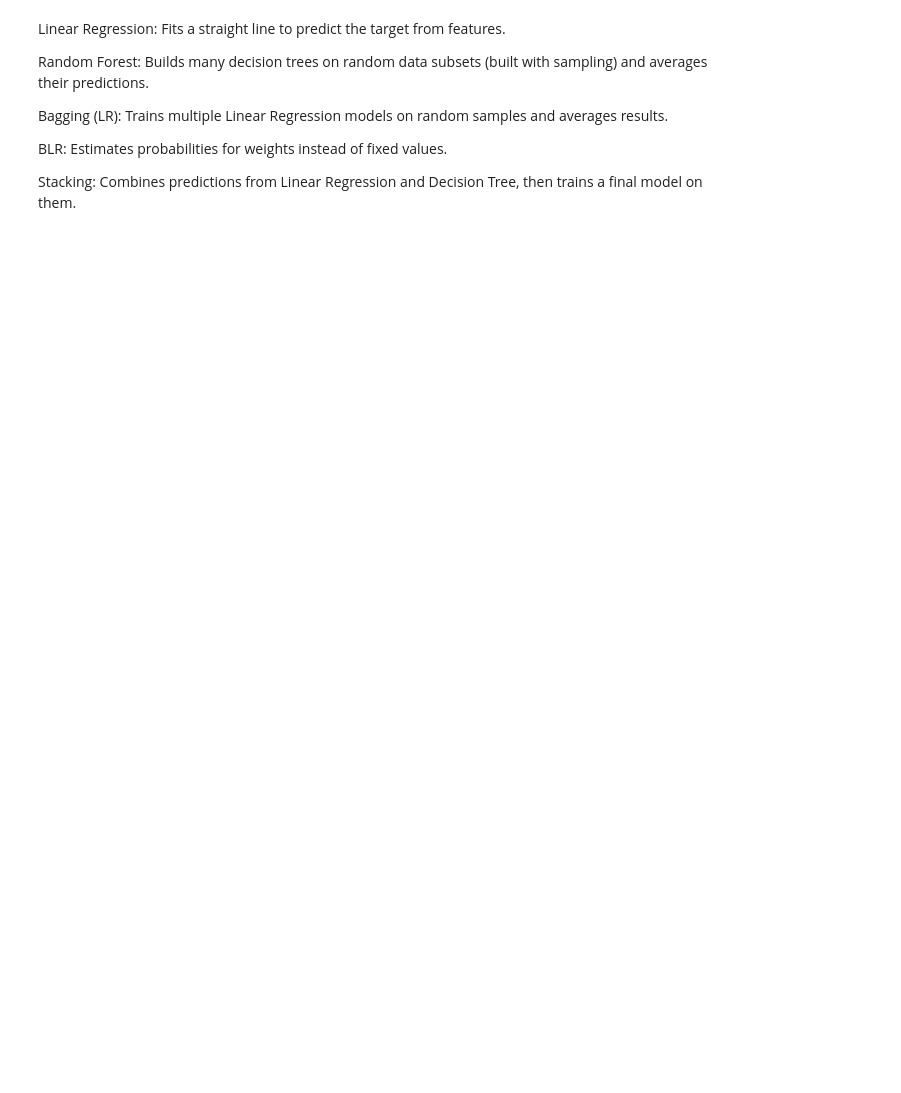
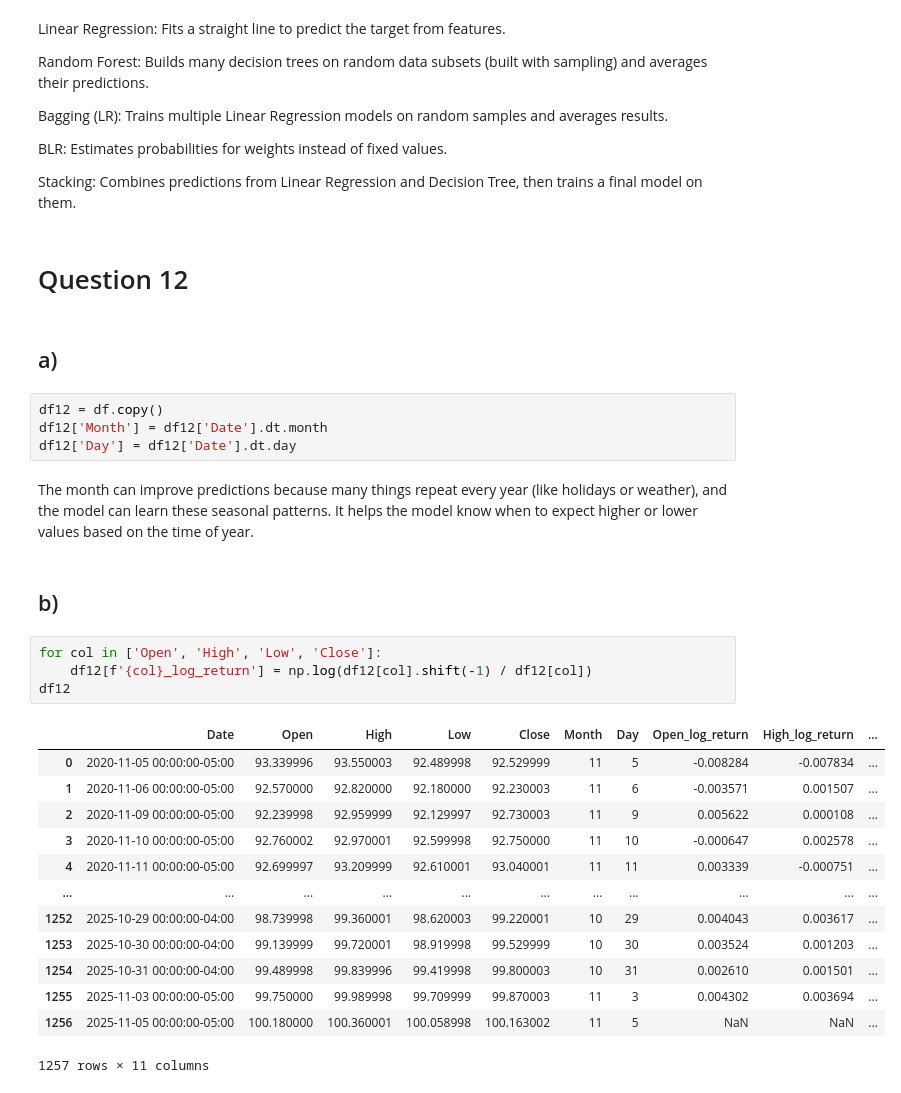
Before and after one commit to thanasisxan/AI-101-Machine-Learning, a Jupyter notebook: Exercise-3/usd-price-prediction.ipynb, the cells around one changed output. Saved outputs shown, nothing was run; the diff lists cells and outputs as text; blank space fills up the shorter version.

```diff
--- a/Exercise-3/usd-price-prediction.ipynb
+++ b/Exercise-3/usd-price-prediction.ipynb
@@ -190,3 +206,33 @@ Bagging (LR): Trains multiple Linear Regression models on random samples and ave
 BLR: Estimates probabilities for weights instead of fixed values.
 
 Stacking: Combines predictions from Linear Regression and Decision Tree, then trains a final model on them.
+# %% [markdown]
+# Question 12
+# %% [markdown]
+## a)
+# %%
+df12 = df.copy()
+df12['Month'] = df12['Date'].dt.month
+df12['Day'] = df12['Date'].dt.day
+# %% [markdown]
+The month can improve predictions because many things repeat every year (like holidays or weather), and the model can learn these seasonal patterns. It helps the model know when to expect higher or lower values based on the time of year.
+# %% [markdown]
+## b)
+# %%
+for col in ['Open', 'High', 'Low', 'Close']:
+    df12[f'{col}_log_return'] = np.log(df12[col].shift(-1) / df12[col])
+df12
+# %% [output]
+|  | Date | Open | High | Low | Close | Month | Day | Open_log_return | High_log_return | ... |
+| 0 | 2020-11-05 00:00:00-05:00 | 93.339996 | 93.550003 | 92.489998 | 92.529999 | 11 | 5 | -0.008284 | -0.007834 | ... |
+| 1 | 2020-11-06 00:00:00-05:00 | 92.570000 | 92.820000 | 92.180000 | 92.230003 | 11 | 6 | -0.003571 | 0.001507 | ... |
+| 2 | 2020-11-09 00:00:00-05:00 | 92.239998 | 92.959999 | 92.129997 | 92.730003 | 11 | 9 | 0.005622 | 0.000108 | ... |
+| 3 | 2020-11-10 00:00:00-05:00 | 92.760002 | 92.970001 | 92.599998 | 92.750000 | 11 | 10 | -0.000647 | 0.002578 | ... |
+| 4 | 2020-11-11 00:00:00-05:00 | 92.699997 | 93.209999 | 92.610001 | 93.040001 | 11 | 11 | 0.003339 | -0.000751 | ... |
+| ... | ... | ... | ... | ... | ... | ... | ... | ... | ... | ... |
+| 1252 | 2025-10-29 00:00:00-04:00 | 98.739998 | 99.360001 | 98.620003 | 99.220001 | 10 | 29 | 0.004043 | 0.003617 | ... |
+| 1253 | 2025-10-30 00:00:00-04:00 | 99.139999 | 99.720001 | 98.919998 | 99.529999 | 10 | 30 | 0.003524 | 0.001203 | ... |
+| 1254 | 2025-10-31 00:00:00-04:00 | 99.489998 | 99.839996 | 99.419998 | 99.800003 | 10 | 31 | 0.002610 | 0.001501 | ... |
+| 1255 | 2025-11-03 00:00:00-05:00 | 99.750000 | 99.989998 | 99.709999 | 99.870003 | 11 | 3 | 0.004302 | 0.003694 | ... |
+| 1256 | 2025-11-05 00:00:00-05:00 | 100.180000 | 100.360001 | 100.058998 | 100.163002 | 11 | 5 | NaN | NaN | ... |
+1257 rows × 11 columns
```
Also changed, not shown: parts of 20 cells of this notebook.
